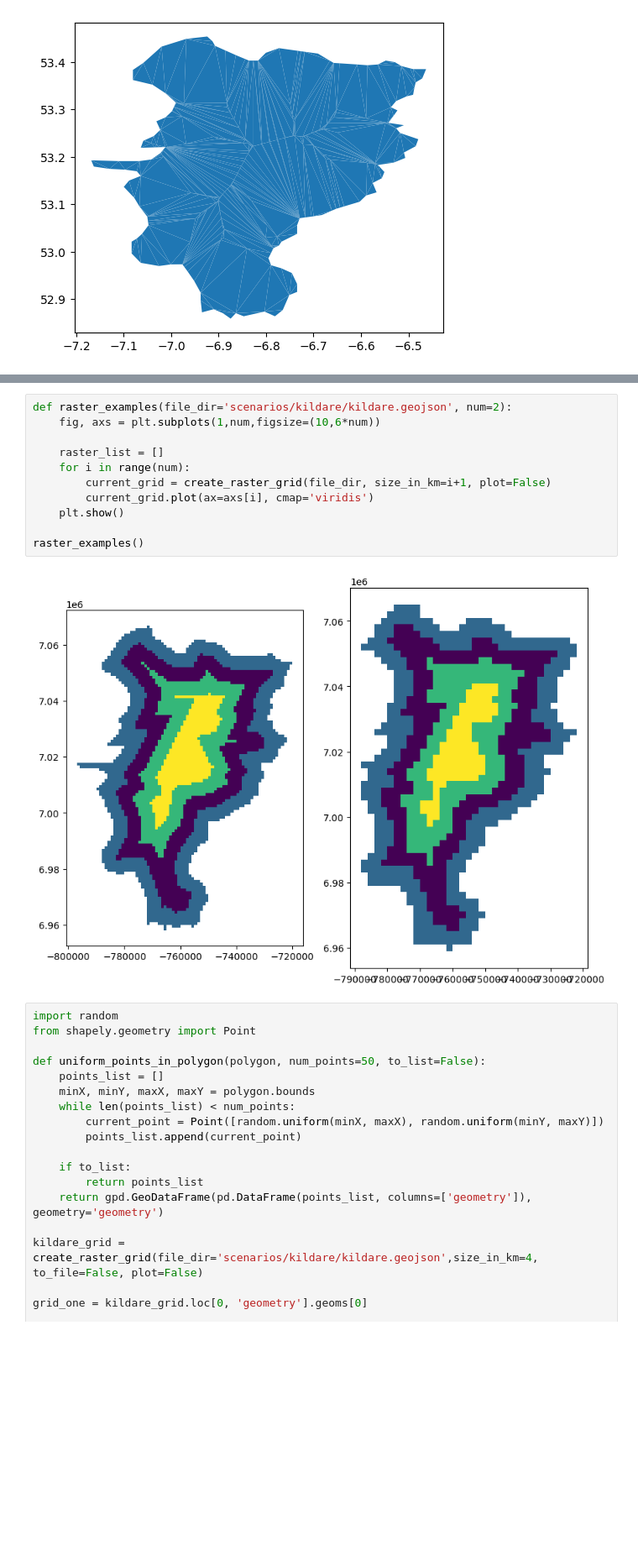
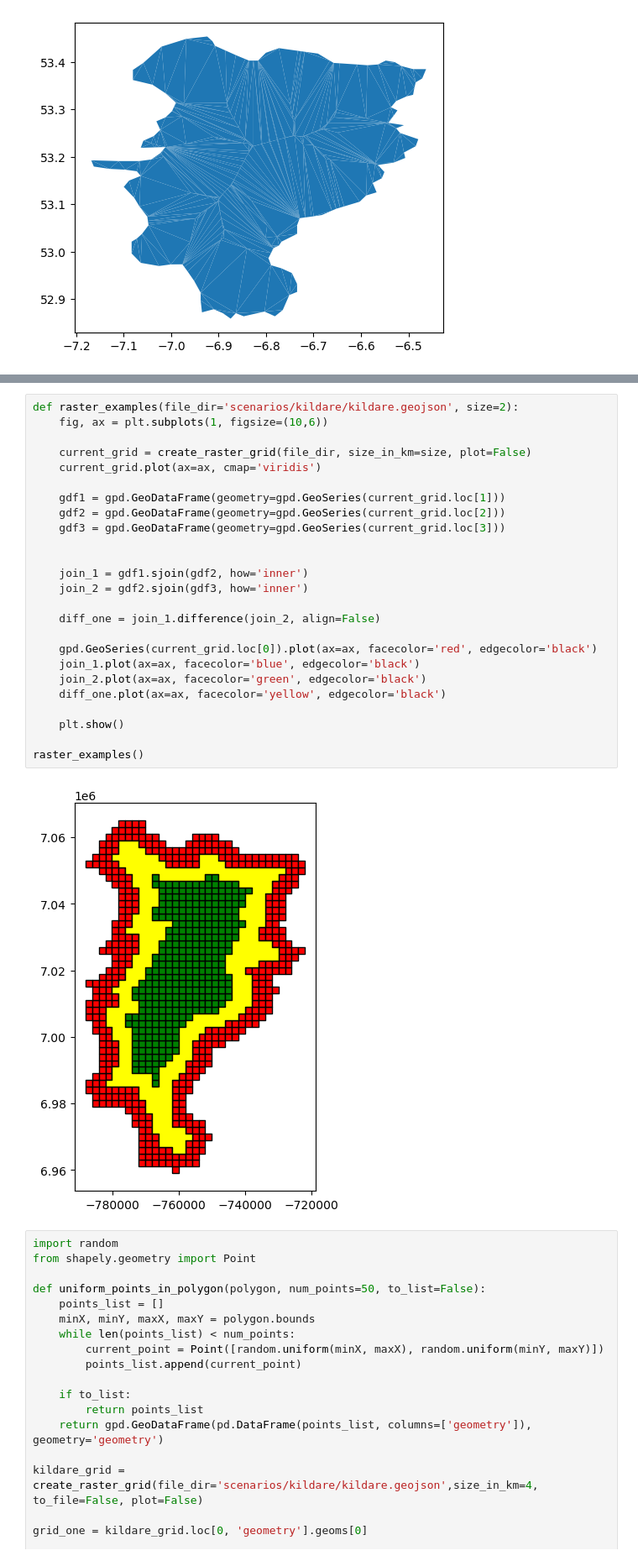
Before and after one commit to paddeaux/radian, a Jupyter notebook: radian_testing.ipynb, the cells around one changed output, grey strips where cells are left out. Shown at 84% size. Saved outputs shown, nothing was run; the diff lists cells and outputs as text; blank space fills up the shorter version.

Commit message:
Grids make me grrrrrr

```diff
--- a/radian_testing.ipynb
+++ b/radian_testing.ipynb
@@ -491,19 +491,33 @@ def create_raster_grid(file_dir='scenarios/kildare/kildare.geojson',size_in_km=1
     gdf_rasters = gpd.GeoDataFrame(pd.DataFrame(multi_list, columns=['geometry']), geometry='geometry')
 
     return gdf_rasters
-# %%
-def raster_examples(file_dir='scenarios/kildare/kildare.geojson', num=2):
-    fig, axs = plt.subplots(1,num,figsize=(10,6*num))
-
-    raster_list = []
-    for i in range(num):
-        current_grid = create_raster_grid(file_dir, size_in_km=i+1, plot=False)
-        current_grid.plot(ax=axs[i], cmap='viridis')
-    plt.show()
-
-raster_examples()
-# %% [output]
-[figure, removed]
+# %%
+def raster_examples(file_dir='scenarios/kildare/kildare.geojson', size=2):
+    fig, ax = plt.subplots(1, figsize=(10,6))
+
+    current_grid = create_raster_grid(file_dir, size_in_km=size, plot=False)
+    current_grid.plot(ax=ax, cmap='viridis')
+
+    gdf1 = gpd.GeoDataFrame(geometry=gpd.GeoSeries(current_grid.loc[1]))
+    gdf2 = gpd.GeoDataFrame(geometry=gpd.GeoSeries(current_grid.loc[2]))
+    gdf3 = gpd.GeoDataFrame(geometry=gpd.GeoSeries(current_grid.loc[3]))
+
+
+    join_1 = gdf1.sjoin(gdf2, how='inner')
+    join_2 = gdf2.sjoin(gdf3, how='inner')
+
+    diff_one = join_1.difference(join_2, align=False)
+
+    gpd.GeoSeries(current_grid.loc[0]).plot(ax=ax, facecolor='red', edgecolor='black')
+    join_1.plot(ax=ax, facecolor='blue', edgecolor='black')
+    join_2.plot(ax=ax, facecolor='green', edgecolor='black')
+    diff_one.plot(ax=ax, facecolor='yellow', edgecolor='black')
+
+    plt.show()
+
+raster_examples()
+# %% [output]
+[figure, added]
 # %%
 import random
 from shapely.geometry import Point
```
Also changed, not shown: parts of 3 cells of this notebook.
